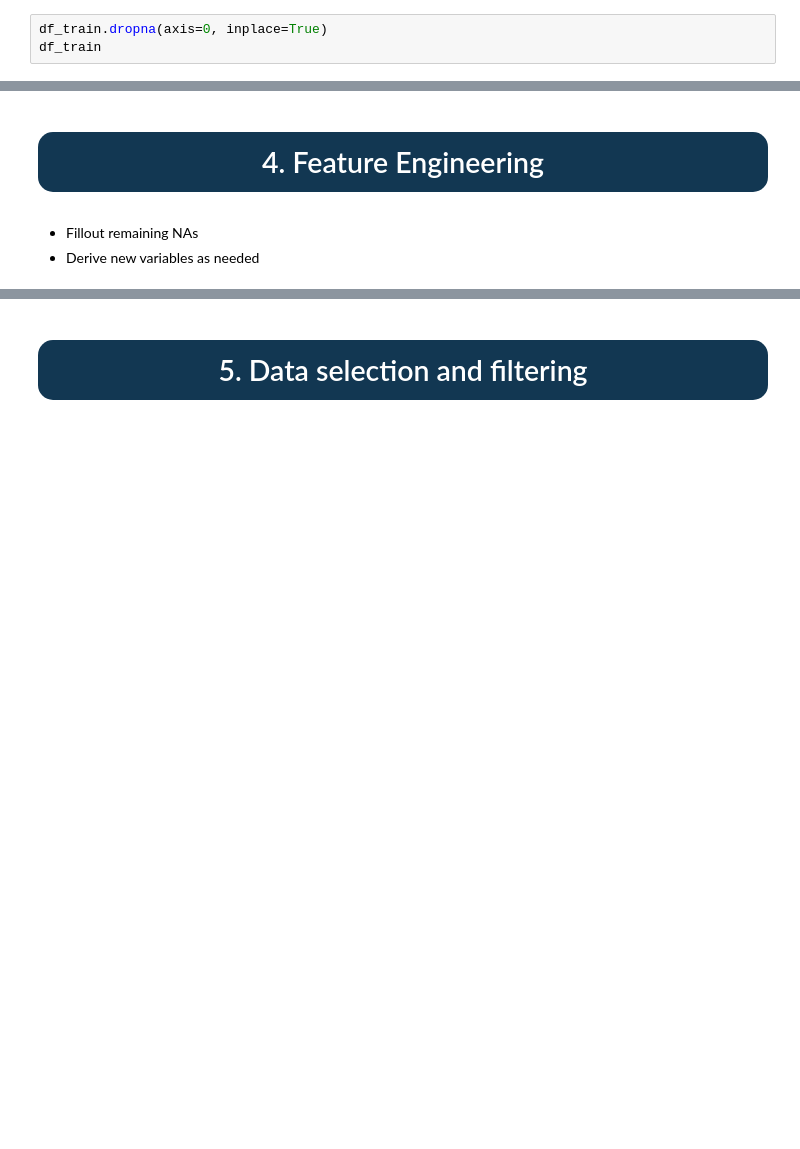
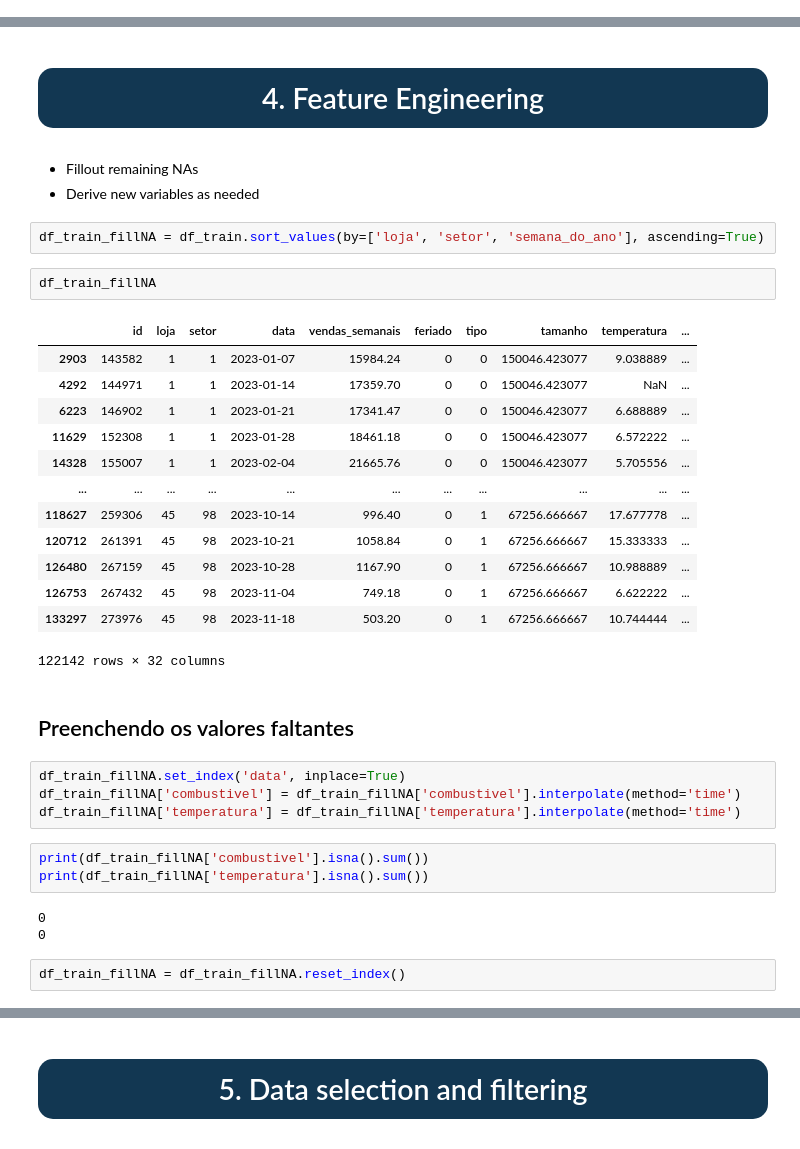
Before and after one commit to brunopiato/hackday7, a Jupyter notebook: notebook.ipynb, the cells around one changed output, grey strips where cells are left out. Cells and saved outputs as stored; diff of their text form; blank space fills up the shorter version.

Commit message:
a few more data treating

```diff
--- a/notebook.ipynb
+++ b/notebook.ipynb
@@ -500,6 +533,3 @@ dia_cos                       0
 semana_do_ano_sin             0
 semana_do_ano_cos             0
 dtype: int64
-# %%
-df_train.dropna(axis=0, inplace=True)
-df_train
@@ -529,3 +548,35 @@ df_train
 # %% [markdown]
 - Fillout remaining NAs
 - Derive new variables as needed
+# %%
+df_train_fillNA = df_train.sort_values(by=['loja', 'setor', 'semana_do_ano'], ascending=True)
+# %%
+df_train_fillNA
+# %% [output]
+|  | id | loja | setor | data | vendas_semanais | feriado | tipo | tamanho | temperatura | ... |
+| 2903 | 143582 | 1 | 1 | 2023-01-07 | 15984.24 | 0 | 0 | 150046.423077 | 9.038889 | ... |
+| 4292 | 144971 | 1 | 1 | 2023-01-14 | 17359.70 | 0 | 0 | 150046.423077 | NaN | ... |
+| 6223 | 146902 | 1 | 1 | 2023-01-21 | 17341.47 | 0 | 0 | 150046.423077 | 6.688889 | ... |
+| 11629 | 152308 | 1 | 1 | 2023-01-28 | 18461.18 | 0 | 0 | 150046.423077 | 6.572222 | ... |
+| 14328 | 155007 | 1 | 1 | 2023-02-04 | 21665.76 | 0 | 0 | 150046.423077 | 5.705556 | ... |
+| ... | ... | ... | ... | ... | ... | ... | ... | ... | ... | ... |
+| 118627 | 259306 | 45 | 98 | 2023-10-14 | 996.40 | 0 | 1 | 67256.666667 | 17.677778 | ... |
+| 120712 | 261391 | 45 | 98 | 2023-10-21 | 1058.84 | 0 | 1 | 67256.666667 | 15.333333 | ... |
+| 126480 | 267159 | 45 | 98 | 2023-10-28 | 1167.90 | 0 | 1 | 67256.666667 | 10.988889 | ... |
+| 126753 | 267432 | 45 | 98 | 2023-11-04 | 749.18 | 0 | 1 | 67256.666667 | 6.622222 | ... |
+| 133297 | 273976 | 45 | 98 | 2023-11-18 | 503.20 | 0 | 1 | 67256.666667 | 10.744444 | ... |
+122142 rows × 32 columns
+# %% [markdown]
+## Preenchendo os valores faltantes
+# %%
+df_train_fillNA.set_index('data', inplace=True)
+df_train_fillNA['combustivel'] = df_train_fillNA['combustivel'].interpolate(method='time')
+df_train_fillNA['temperatura'] = df_train_fillNA['temperatura'].interpolate(method='time')
+# %%
+print(df_train_fillNA['combustivel'].isna().sum())
+print(df_train_fillNA['temperatura'].isna().sum())
+# %% [output]
+0
+0
+# %%
+df_train_fillNA = df_train_fillNA.reset_index()
```
Also changed, not shown: parts of 26 cells of this notebook, 1 other file.
